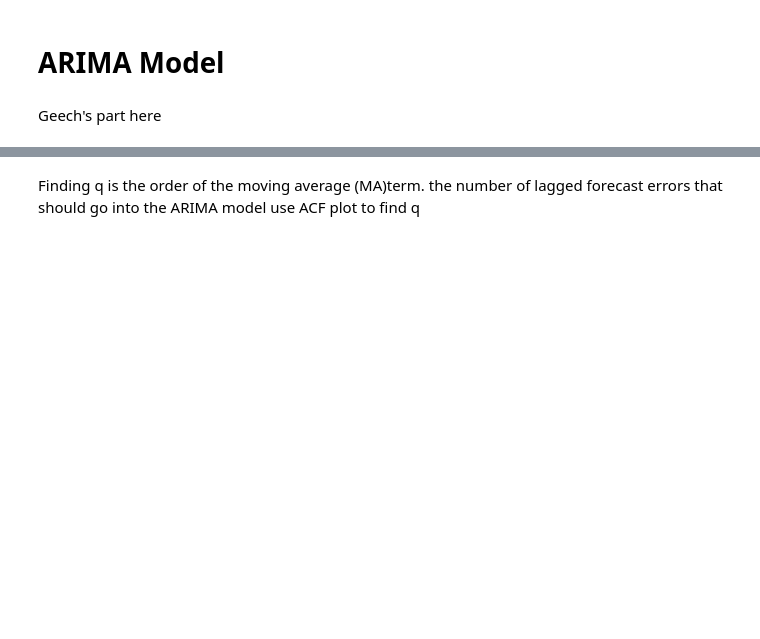
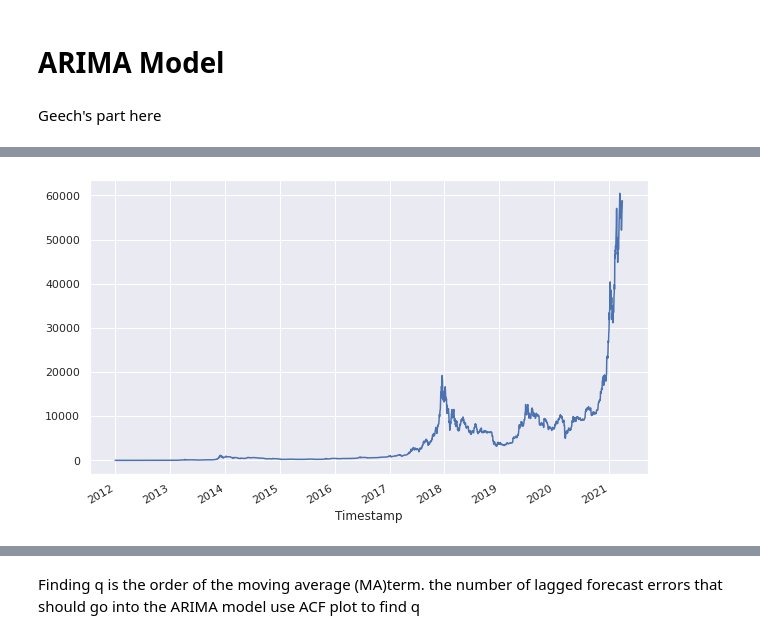
Before and after one commit to zhouchun0105/BA780-project, a Jupyter notebook: Bitcoin_Price_and_its_Movement_Direction_Prediction_2.ipynb, the cells around one changed output, grey strips where cells are left out. Cells and saved outputs as stored; diff of their text form; code cells hidden in the pictures; blank space fills up the shorter version.

```diff
--- a/Bitcoin_Price_and_its_Movement_Direction_Prediction_2.ipynb
+++ b/Bitcoin_Price_and_its_Movement_Direction_Prediction_2.ipynb
@@ -215,3 +217,3 @@ df.describe()
 # %%
-df.Close.dropna()
+df.Close.dropna().plot()
 # %% [output]
@@ -231,3 +221,4 @@ Name: Close, Length: 4857377, dtype: float64
+[figure, added]
 # %%
 from numpy import log
 # %%
```
Also changed, not shown: parts of 29 cells of this notebook.
